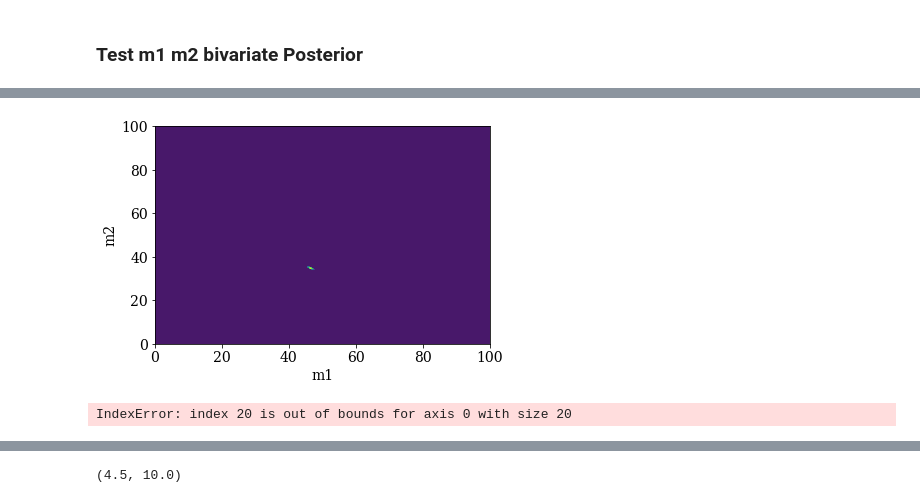
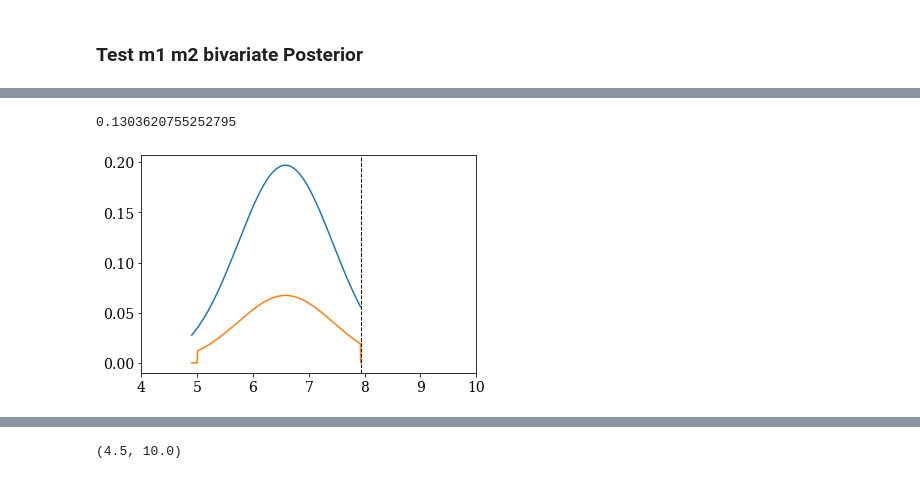
Before and after one commit to veome22/hybrid_waveforms, a Jupyter notebook: powerlaw_population_inference.ipynb, the cells around one changed output, grey strips where cells are left out. Drawn from its saved outputs; the diff is of its cells as text; code cells hidden in the pictures.

```diff
--- a/powerlaw_population_inference.ipynb
+++ b/powerlaw_population_inference.ipynb
@@ -494,34 +459,30 @@ plt.plot(m1_int_range, bn)
-# %%
-m1_range = np.linspace(0, 100, 1000)
-m2_range = np.linspace(0, 100, 1000)
-
-i=10
-m1_mean = m1_mu_detections[i]
-m2_mean = m2_mu_detections[i]
-
-x,y = np.meshgrid(m1_range, m2_range)
-pos = np.dstack((x, y))
-
-
-plt.contourf(x,y, multivariate_normal.pdf(pos, mean=[m1_mean, m2_mean], cov=covariances[i]))
-plt.xlabel('m1')
-plt.ylabel('m2')
-plt.show()
-
-bno = np.zeros((len(m1_range), len(m2_range)))
-for i, m1 in enumerate(m1_range):
-    bno[i] = bivariate_normal_dist(m1, m2_range, m1_mean, m2_mean, cov=covariances[i])
-
-plt.contourf(x,y, bno)
-plt.xlabel('m1')
-plt.ylabel('m2')
-plt.show()
-
-
-print(m1_mean, m2_mean, covariances[i])
-# %% [output]
-[figure, removed]
-IndexError: index 20 is out of bounds for axis 0 with size 20
+# %%
+m_min=4.9
+m_max=60
+
+k = 7
+mu1 = m1_mu_detections[k]
+mu2 = m2_mu_detections[k]
+cov = covariances[k]
+cov[0,1] = 0
+cov[1,0] = 0
+
+m2 = np.linspace(m_min, mu1, 400)
+
+plt.plot(m2, bivariate_normal_dist(mu1, m2, mu1, mu2, cov))
+
+# plt.plot(m2, normal_dist(m2, mu2, np.sqrt(m2_variance[k])))
+
+priors_m2 = power(m2, beta_inj, mmin_inj, mu1)
+plt.plot(m2, priors_m2 * bivariate_normal_dist(mu1, m2, mu1, mu2, cov))
+
+plt.axvline(mu1, color='k', lw=1, linestyle='--')
+plt.xlim(4, 10)
+
+print(integrate.trapezoid(priors_m2 * bivariate_normal_dist(mu1, m2, mu1, mu2, cov), m2))
+# %% [output]
+0.1303620755252795
+[figure, added]
 # %%
 m1_mu_detections, m2_mu_detections,  m1_variance, m2_variance, m1_m2_covariance = sample_m1_m2_events(df_mc, df_eta)
 covariances = np.zeros((len(m1_mu_detections), 2,2))
```
Also changed, not shown: parts of 28 cells of this notebook.
